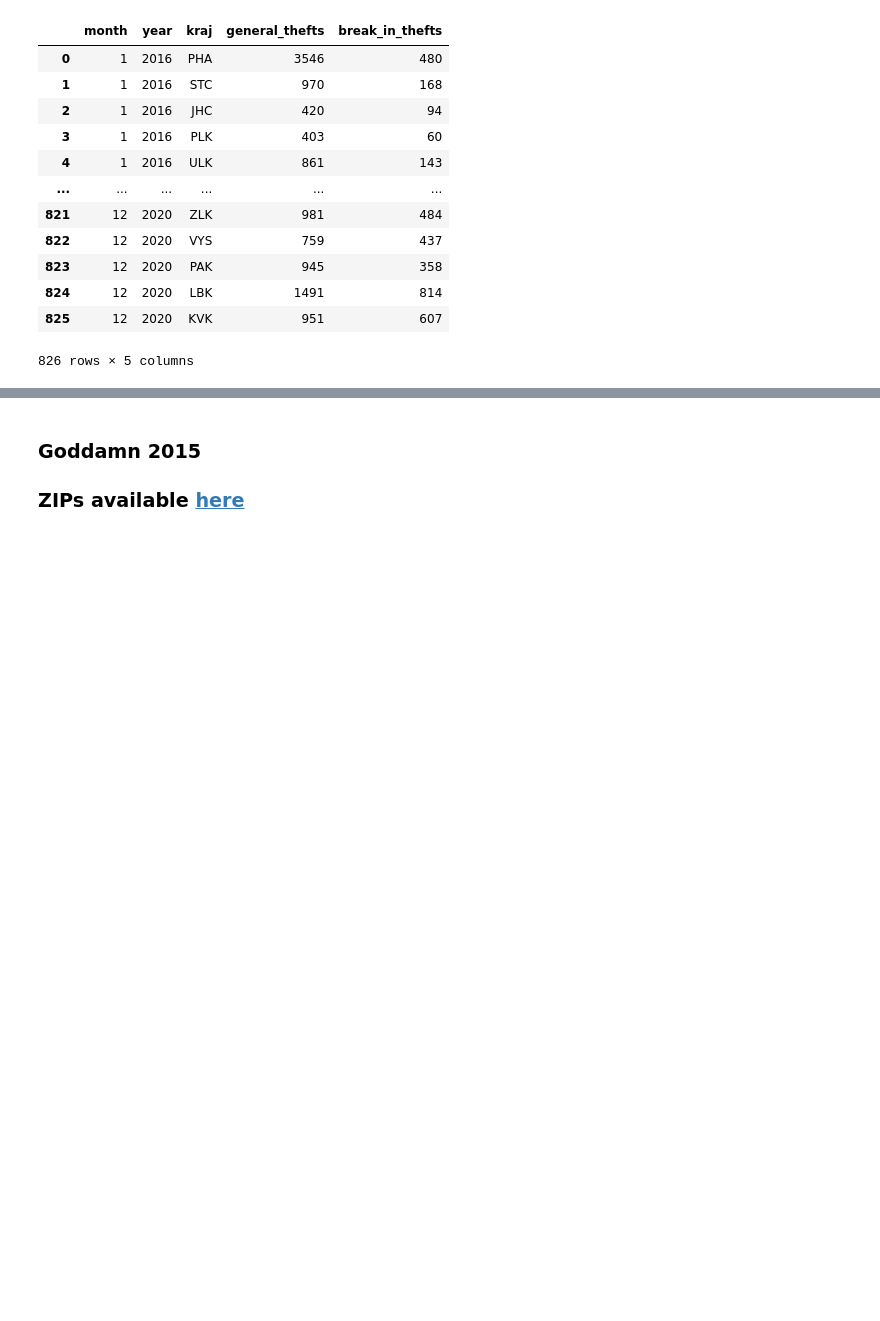
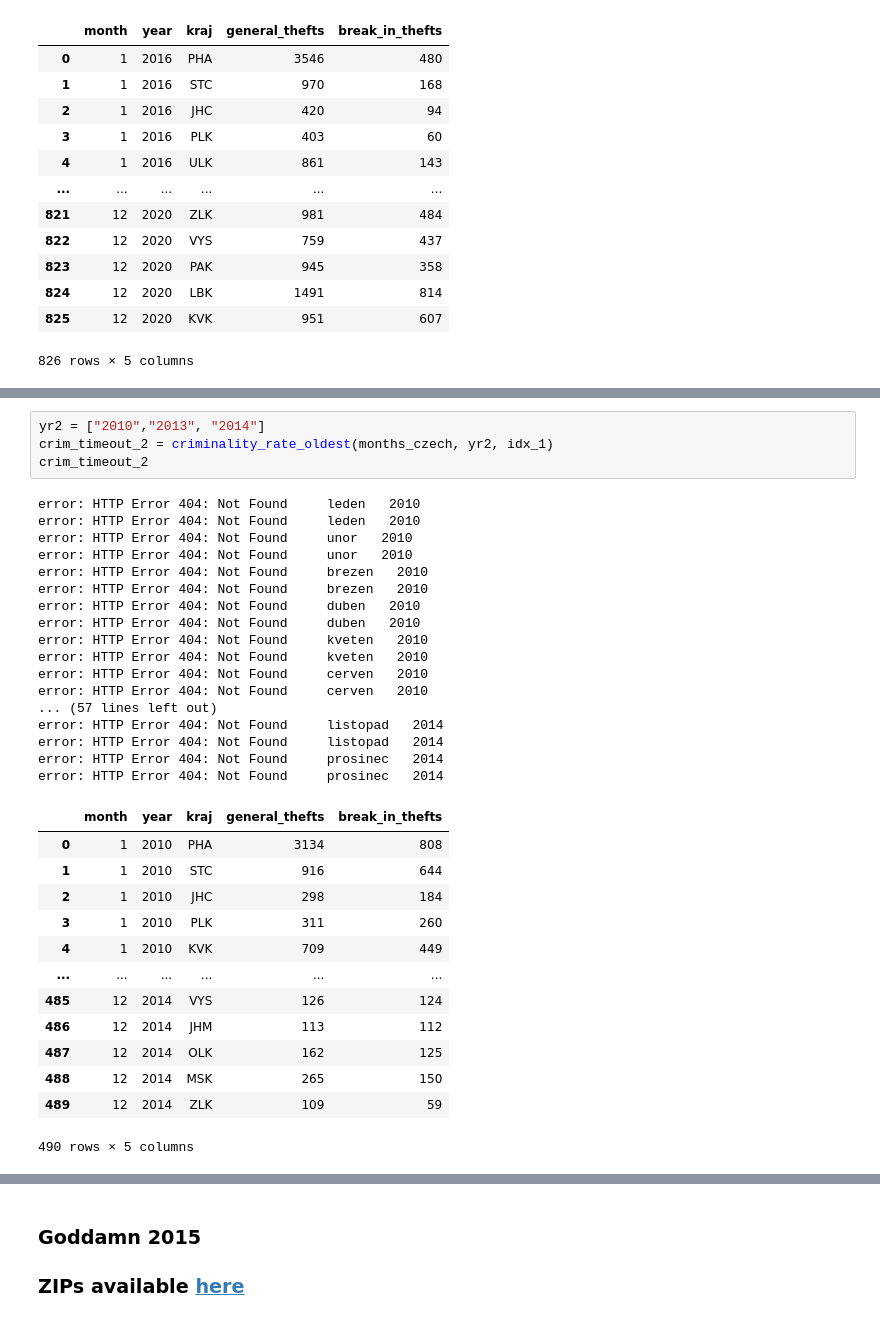
Before and after one commit to DianaKorladinova/SAN_Unemployment_Refugees, a Jupyter notebook: criminality_salaries/data_prep.ipynb, the cells around one changed output, grey strips where cells are left out. Drawn from its saved outputs; the diff is of its cells as text; blank space fills up the shorter version.

```diff
--- a/criminality_salaries/data_prep.ipynb
+++ b/criminality_salaries/data_prep.ipynb
@@ -248,0 +271,35 @@ error: HTTP Error 404: Not Found     prosinec   2014
+# %%
+yr2 = ["2010","2013", "2014"]
+crim_timeout_2 = criminality_rate_oldest(months_czech, yr2, idx_1)
+crim_timeout_2
+# %% [output]
+error: HTTP Error 404: Not Found     leden   2010
+error: HTTP Error 404: Not Found     leden   2010
+error: HTTP Error 404: Not Found     unor   2010
+error: HTTP Error 404: Not Found     unor   2010
+error: HTTP Error 404: Not Found     brezen   2010
+error: HTTP Error 404: Not Found     brezen   2010
+error: HTTP Error 404: Not Found     duben   2010
+error: HTTP Error 404: Not Found     duben   2010
+error: HTTP Error 404: Not Found     kveten   2010
+error: HTTP Error 404: Not Found     kveten   2010
+error: HTTP Error 404: Not Found     cerven   2010
+error: HTTP Error 404: Not Found     cerven   2010
+... (57 lines left out)
+error: HTTP Error 404: Not Found     listopad   2014
+error: HTTP Error 404: Not Found     listopad   2014
+error: HTTP Error 404: Not Found     prosinec   2014
+error: HTTP Error 404: Not Found     prosinec   2014
+|  | month | year | kraj | general_thefts | break_in_thefts |
+| 0 | 1 | 2010 | PHA | 3134 | 808 |
+| 1 | 1 | 2010 | STC | 916 | 644 |
+| 2 | 1 | 2010 | JHC | 298 | 184 |
+| 3 | 1 | 2010 | PLK | 311 | 260 |
+| 4 | 1 | 2010 | KVK | 709 | 449 |
+| ... | ... | ... | ... | ... | ... |
+| 485 | 12 | 2014 | VYS | 126 | 124 |
+| 486 | 12 | 2014 | JHM | 113 | 112 |
+| 487 | 12 | 2014 | OLK | 162 | 125 |
+| 488 | 12 | 2014 | MSK | 265 | 150 |
+| 489 | 12 | 2014 | ZLK | 109 | 59 |
+490 rows × 5 columns
```
Also changed, not shown: parts of 7 cells of this notebook, 2 other files.
